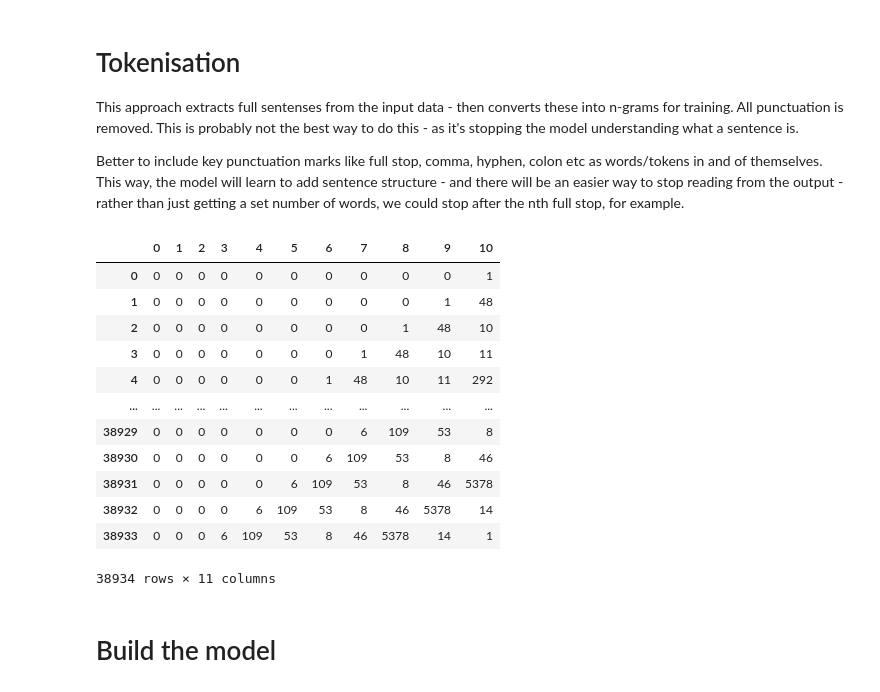
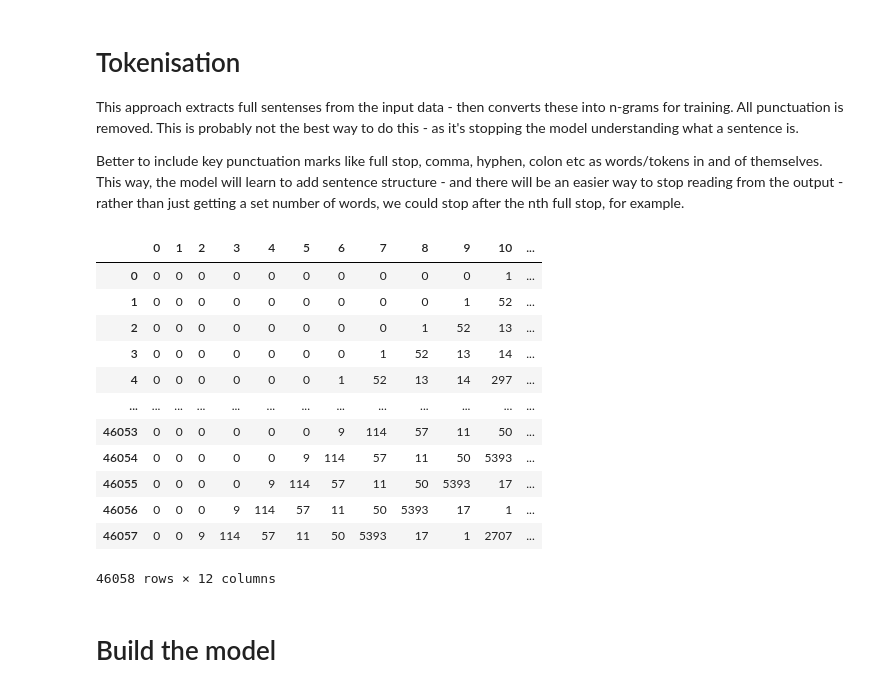
Before and after one commit to DanteLore/simple-prediction, a Jupyter notebook: natural_language_processing.ipynb, the cells around one changed output. Cells and saved outputs as stored; diff of their text form; code cells hidden in the pictures.

```diff
--- a/natural_language_processing.ipynb
+++ b/natural_language_processing.ipynb
@@ -9,7 +9,7 @@ import glob
 import re
 from bs4 import BeautifulSoup
 
-def get_dan_sentences():
+def get_dan_paragraphs():
     for filename in glob.glob('/Users/dan/Development/dantelore/hugo/public/posts/*/*.html'):
         html = None
         with open(filename) as f:
@@ -43,12 +43,36 @@ def get_dan_sentences():
                 text = re.sub(r'[^\x00-\x7F]+', '', text)
 
                 # Remove urls
-                text = re.sub(r'http(s?)[^\s]+', ' ', text)
+                text = re.sub(r'http(s?)[^\s]+', '', text)
 
-                text = text.replace('/n', 'URL')
+                # Remove newlines
+                text = text.replace('/n', ' ')
 
-                sentences = [x for x in re.split(r'[\.\?\!;:]+\s+', text) if len(x) > 10]
-                for s in sentences:
-                    yield s.strip()
+                yield text
 
-sentences = list(get_dan_sentences())
+
+def get_dan_sentences():
+    for text in get_dan_paragraphs():
+        sentences = [x for x in re.split(r'[\.\?\!;:]+\s+', text) if len(x) > 10]
+        for s in sentences:
+            yield s.strip()
+
+
+punctuation = {
+    r'\.\s*': ' [full_stop] ',
+    r'\,\s*': ' [comma] ',
+    r'\!\s*': ' [bang] ',
+    r'\?\s*': ' [eh] '
+}
+
+def get_dan_chunks():
+    for text in get_dan_paragraphs():
+        chunk = text
+        for f, r in punctuation.items():
+            chunk = re.sub(f, r, chunk)
+
+        yield chunk
+
+sentences = list(get_dan_chunks())
+
+sentences
@@ -63,49 +105,54 @@ import tensorflow as tf
 from tensorflow import keras
 import numpy as np
 import pandas as pd
+import json
 from tensorflow.keras.preprocessing.text import Tokenizer
 from tensorflow.keras.preprocessing.sequence import pad_sequences
 
 # tokenizer = Tokenizer(num_words=2500, oov_token='<OOV>')
 tokenizer = Tokenizer()
 tokenizer.fit_on_texts(sentences)
 word_index = tokenizer.word_index
 total_words = len(word_index) + 1
 
 max_length = 12
 
 input_sequences = []
+
+tokenizer_json = tokenizer.to_json()
+with open('./data/nlp_models/tokenizer.json', 'w', encoding='utf-8') as f:
+    f.write(json.dumps(tokenizer_json, ensure_ascii=False))
 
 for line in sentences:
     token_list = tokenizer.texts_to_sequences([line])[0]
     for i in range(1, len(token_list)):
         n_gram_sequence = token_list[max(i-max_length, 0):i+1]
         input_sequences.append(n_gram_sequence)
 
 input_sequences = np.array(pad_sequences(input_sequences, maxlen=max_length, padding='pre'))
 
 xs = input_sequences[:,:-1]
 labels = input_sequences[:,-1]
 # One-hot encode the output, as the words are categorical
 ys = tf.keras.utils.to_categorical(labels, num_classes=total_words)
 
 # Wrap in a Pandas Dataframe just for nicer display
 pd.set_option('display.min_rows', 10)
-pd.DataFrame(xs)
+pd.DataFrame(input_sequences)
 # %% [output]
-|  | 0 | 1 | 2 | 3 | 4 | 5 | 6 | 7 | 8 | 9 | 10 |
-| 0 | 0 | 0 | 0 | 0 | 0 | 0 | 0 | 0 | 0 | 0 | 1 |
-| 1 | 0 | 0 | 0 | 0 | 0 | 0 | 0 | 0 | 0 | 1 | 48 |
-| 2 | 0 | 0 | 0 | 0 | 0 | 0 | 0 | 0 | 1 | 48 | 10 |
-| 3 | 0 | 0 | 0 | 0 | 0 | 0 | 0 | 1 | 48 | 10 | 11 |
-| 4 | 0 | 0 | 0 | 0 | 0 | 0 | 1 | 48 | 10 | 11 | 292 |
-| ... | ... | ... | ... | ... | ... | ... | ... | ... | ... | ... | ... |
-| 38929 | 0 | 0 | 0 | 0 | 0 | 0 | 0 | 6 | 109 | 53 | 8 |
-| 38930 | 0 | 0 | 0 | 0 | 0 | 0 | 6 | 109 | 53 | 8 | 46 |
-| 38931 | 0 | 0 | 0 | 0 | 0 | 6 | 109 | 53 | 8 | 46 | 5378 |
-| 38932 | 0 | 0 | 0 | 0 | 6 | 109 | 53 | 8 | 46 | 5378 | 14 |
-| 38933 | 0 | 0 | 0 | 6 | 109 | 53 | 8 | 46 | 5378 | 14 | 1 |
+|  | 0 | 1 | 2 | 3 | 4 | 5 | 6 | 7 | 8 | 9 | 10 | ... |
+| 0 | 0 | 0 | 0 | 0 | 0 | 0 | 0 | 0 | 0 | 0 | 1 | ... |
+| 1 | 0 | 0 | 0 | 0 | 0 | 0 | 0 | 0 | 0 | 1 | 52 | ... |
+| 2 | 0 | 0 | 0 | 0 | 0 | 0 | 0 | 0 | 1 | 52 | 13 | ... |
+| 3 | 0 | 0 | 0 | 0 | 0 | 0 | 0 | 1 | 52 | 13 | 14 | ... |
+| 4 | 0 | 0 | 0 | 0 | 0 | 0 | 1 | 52 | 13 | 14 | 297 | ... |
+| ... | ... | ... | ... | ... | ... | ... | ... | ... | ... | ... | ... | ... |
+| 46053 | 0 | 0 | 0 | 0 | 0 | 0 | 9 | 114 | 57 | 11 | 50 | ... |
+| 46054 | 0 | 0 | 0 | 0 | 0 | 9 | 114 | 57 | 11 | 50 | 5393 | ... |
+| 46055 | 0 | 0 | 0 | 0 | 9 | 114 | 57 | 11 | 50 | 5393 | 17 | ... |
+| 46056 | 0 | 0 | 0 | 9 | 114 | 57 | 11 | 50 | 5393 | 17 | 1 | ... |
+| 46057 | 0 | 0 | 9 | 114 | 57 | 11 | 50 | 5393 | 17 | 1 | 2707 | ... |
-38934 rows × 11 columns
+46058 rows × 12 columns
 # %% [markdown]
 # Build the model
 # %%
```
Also changed, not shown: parts of 3 cells of this notebook, 1 other file.
